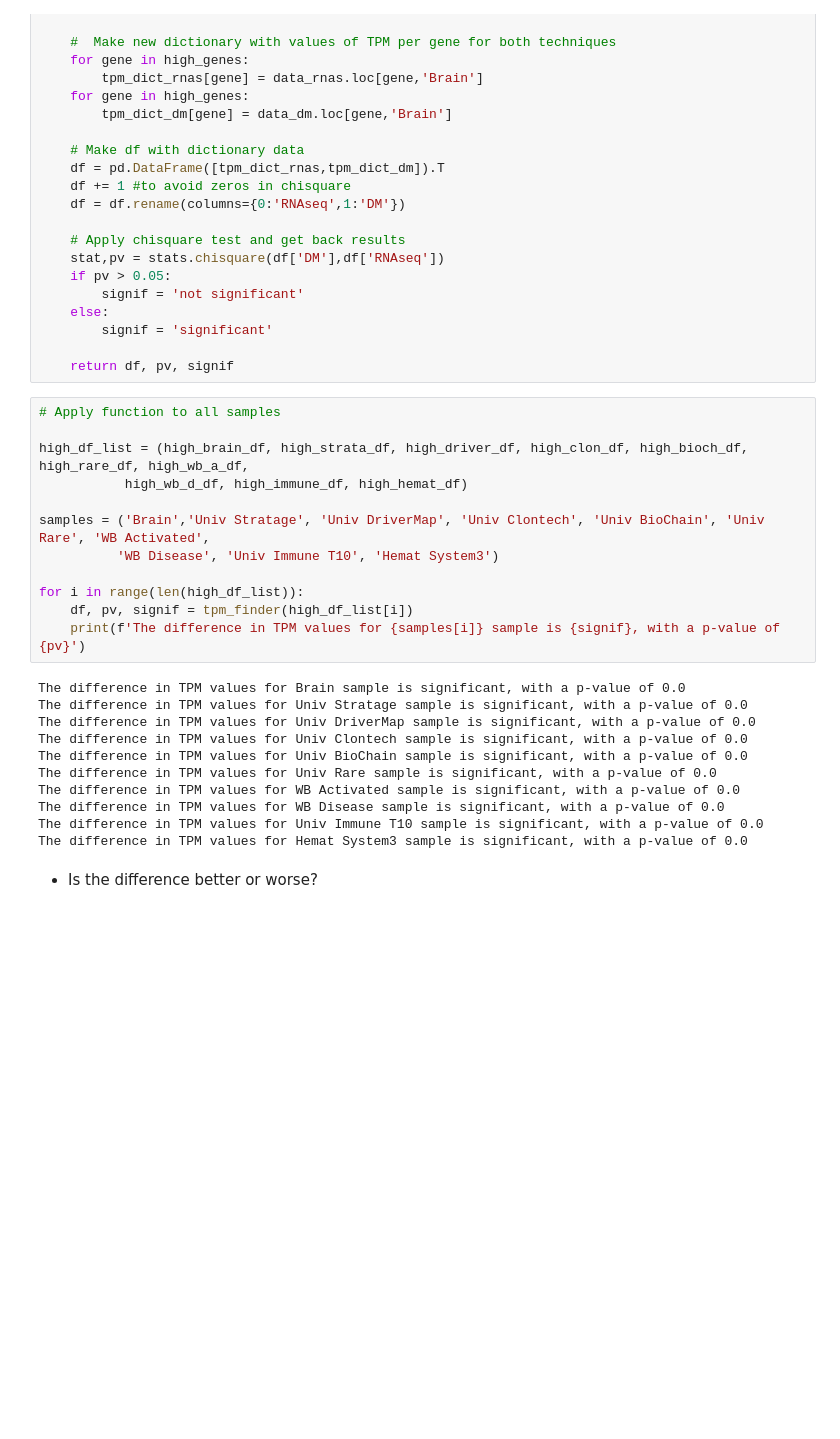
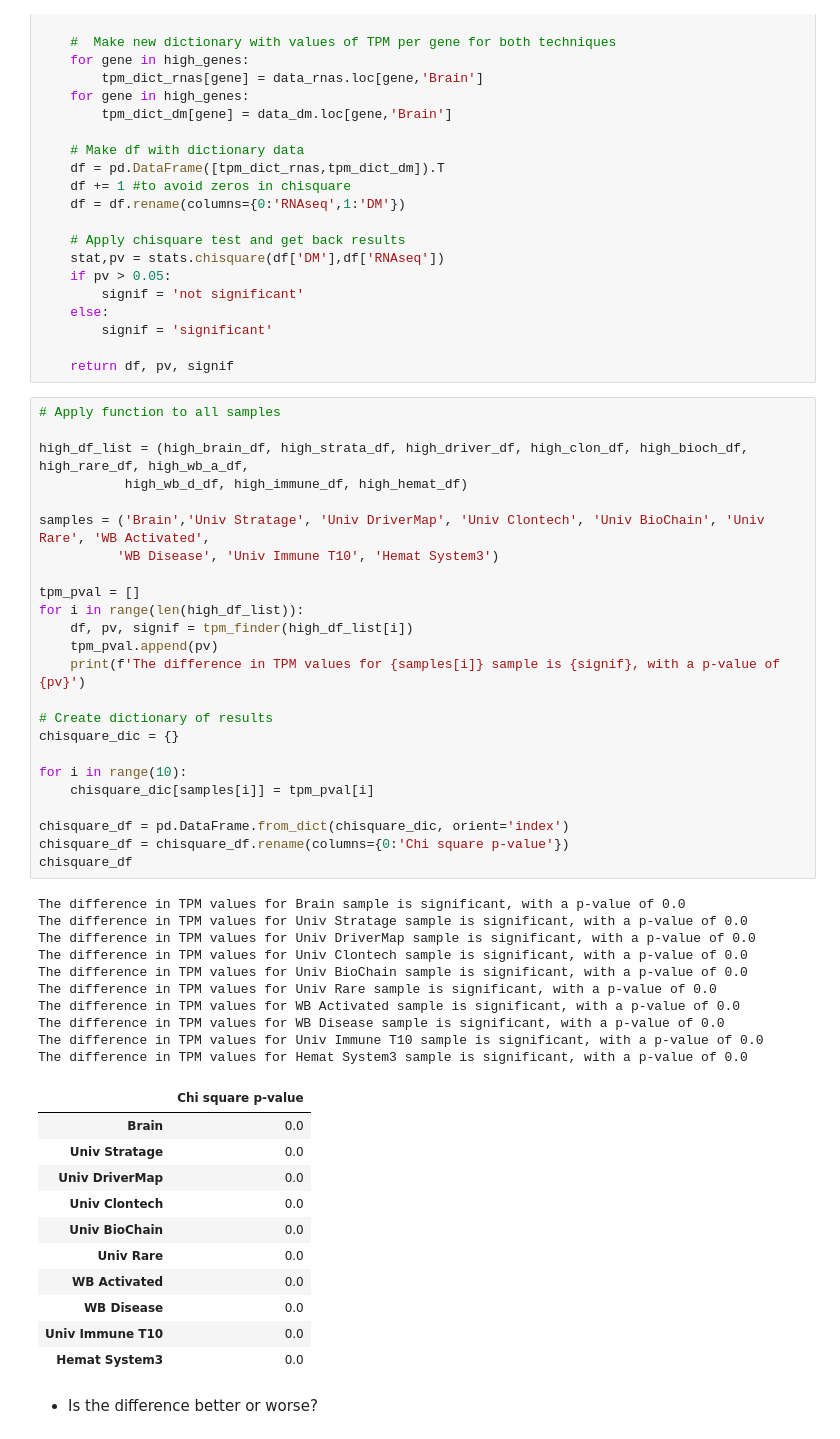
Before and after one commit to lrondi/Project_1, a Jupyter notebook: Final project notebook.ipynb, the cells around one changed output. Saved outputs shown, nothing was run; the diff lists cells and outputs as text; blank space fills up the shorter version.

```diff
--- a/Final project notebook.ipynb
+++ b/Final project notebook.ipynb
@@ -734,26 +730,49 @@ def tpm_finder(df):
 # %%
 # Apply function to all samples
 
 high_df_list = (high_brain_df, high_strata_df, high_driver_df, high_clon_df, high_bioch_df, high_rare_df, high_wb_a_df,
            high_wb_d_df, high_immune_df, high_hemat_df)
 
 samples = ('Brain','Univ Stratage', 'Univ DriverMap', 'Univ Clontech', 'Univ BioChain', 'Univ Rare', 'WB Activated',
           'WB Disease', 'Univ Immune T10', 'Hemat System3')
 
+tpm_pval = []
 for i in range(len(high_df_list)):
     df, pv, signif = tpm_finder(high_df_list[i])
+    tpm_pval.append(pv)
     print(f'The difference in TPM values for {samples[i]} sample is {signif}, with a p-value of {pv}')
+
+# Create dictionary of results
+chisquare_dic = {}
+
+for i in range(10):
+    chisquare_dic[samples[i]] = tpm_pval[i]
+
+chisquare_df = pd.DataFrame.from_dict(chisquare_dic, orient='index')
+chisquare_df = chisquare_df.rename(columns={0:'Chi square p-value'})
+chisquare_df
 # %% [output]
 The difference in TPM values for Brain sample is significant, with a p-value of 0.0
 The difference in TPM values for Univ Stratage sample is significant, with a p-value of 0.0
 The difference in TPM values for Univ DriverMap sample is significant, with a p-value of 0.0
 The difference in TPM values for Univ Clontech sample is significant, with a p-value of 0.0
 The difference in TPM values for Univ BioChain sample is significant, with a p-value of 0.0
 The difference in TPM values for Univ Rare sample is significant, with a p-value of 0.0
 The difference in TPM values for WB Activated sample is significant, with a p-value of 0.0
 The difference in TPM values for WB Disease sample is significant, with a p-value of 0.0
 The difference in TPM values for Univ Immune T10 sample is significant, with a p-value of 0.0
 The difference in TPM values for Hemat System3 sample is significant, with a p-value of 0.0
+|  | Chi square p-value |
+| Brain | 0.0 |
+| Univ Stratage | 0.0 |
+| Univ DriverMap | 0.0 |
+| Univ Clontech | 0.0 |
+| Univ BioChain | 0.0 |
+| Univ Rare | 0.0 |
+| WB Activated | 0.0 |
+| WB Disease | 0.0 |
+| Univ Immune T10 | 0.0 |
+| Hemat System3 | 0.0 |
 # %% [markdown]
 * Is the difference better or worse?
 # %%
```
Also changed, not shown: parts of 3 cells of this notebook.
